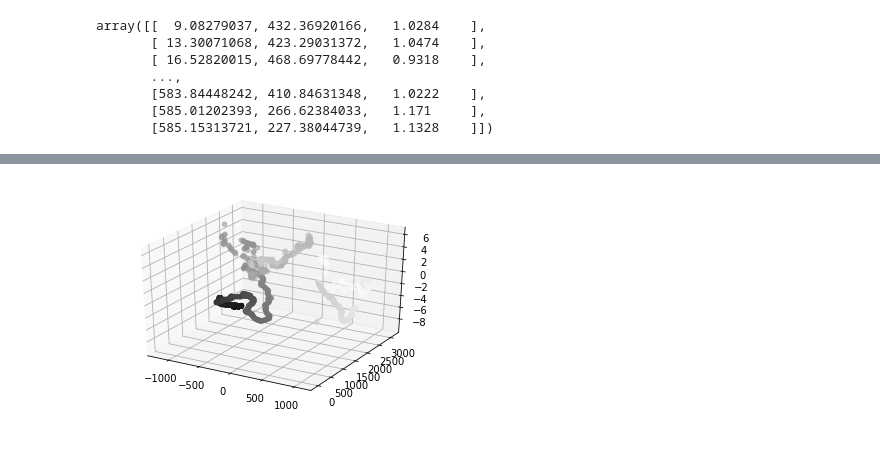
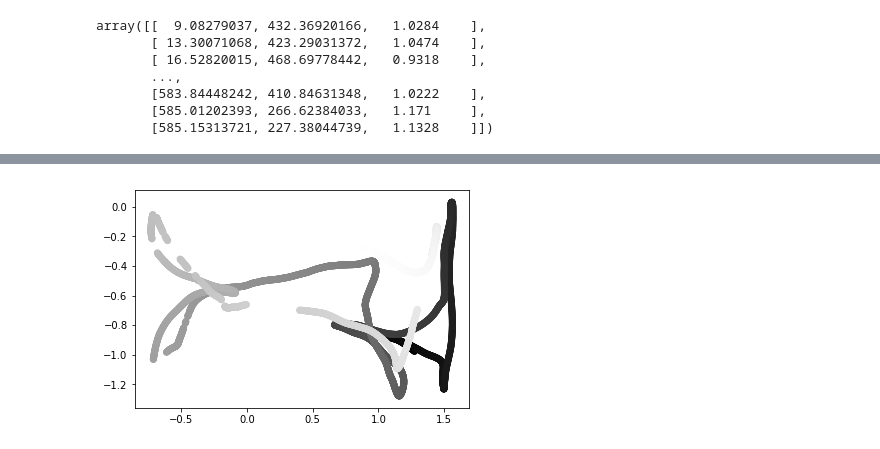
Before and after one commit to akhiaji/VisualOdometry, a Jupyter notebook: VO Testing.ipynb, the cells around one changed output, grey strips where cells are left out. Saved outputs shown, nothing was run; the diff lists cells and outputs as text; code cells hidden in the pictures.

```diff
--- a/VO Testing.ipynb
+++ b/VO Testing.ipynb
@@ -192,9 +277,20 @@ c = range(len(x))
+# %%
+df = pd.read_csv("./VisualOdometry/rgbd_dataset_freiburg1_floor/groundtruth.txt", header=None, delim_whitespace=True)
+# %%
+df = df[[1,2,3]]
+# %%
+p = np.array(df)
+# %%
+x = p.T[0]
+y = p.T[1]
+z = p.T[2]
+c = range(len(x))
 # %%
 
 from mpl_toolkits.mplot3d import Axes3D
-fig = plt.figure()
-ax = fig.add_subplot(111, projection='3d')
-ax.scatter(x,y,z,c=c)
+# fig = plt.figure()
+# ax = fig.add_subplot(111, projection='3d')
+plt.scatter(x,y,c=c)
 plt.show()
 # %% [output]
-[figure, old version]
+[figure, new version]
```
Also changed, not shown: parts of 9 cells of this notebook.
